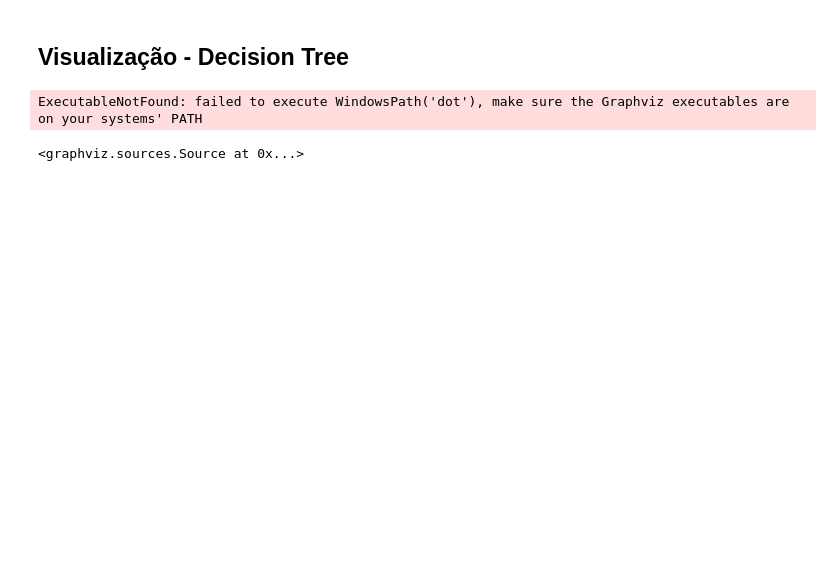
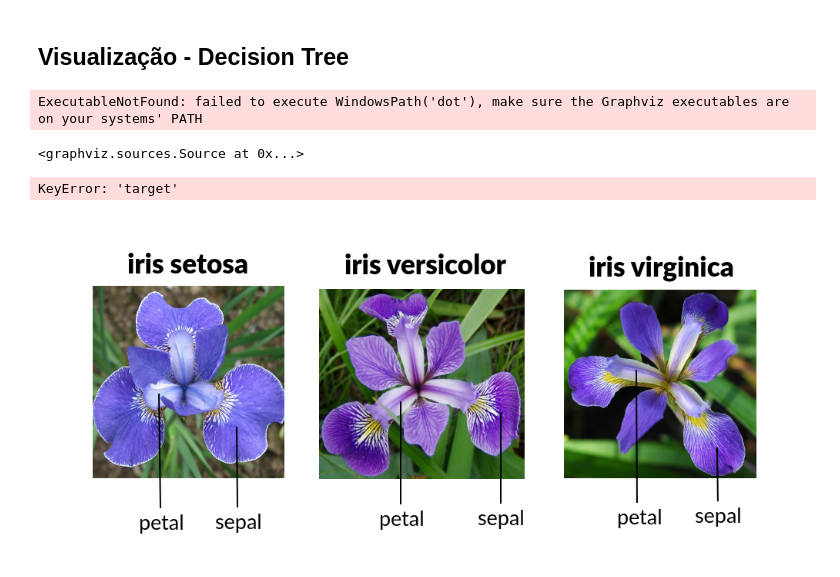
Before and after one commit to gianIucca/classificacao-flores-decisiontree, a Jupyter notebook: Classificação de Flores - Machine Learning.ipynb, the cells around one changed output. Drawn from its saved outputs; the diff is of its cells as text; code cells hidden in the pictures; blank space fills up the shorter version.

Commit message:
Adicionando as imagens das flores para visualização

```diff
--- a/Classificação de Flores - Machine Learning.ipynb
+++ b/Classificação de Flores - Machine Learning.ipynb
@@ -100,3 +90,14 @@ graph
 # %% [output]
 ExecutableNotFound: failed to execute WindowsPath('dot'), make sure the Graphviz executables are on your systems' PATH
 <graphviz.sources.Source at 0x...>
+# %%
+from dtreeviz.trees import *
+viz = dtreeviz(classifier, X_train.values, y_train['target'].values, target_name='target',
+              feature_names = X_train.columns, class_names=['setosa', 'versicolor', 'virginica'],
+              histtype='barstacked')
+# %% [output]
+KeyError: 'target'
+# %%
+Image(filename='iris.png')
+# %% [output]
+[figure, added]
```
Also changed, not shown: parts of 3 cells of this notebook, 1 other file.
